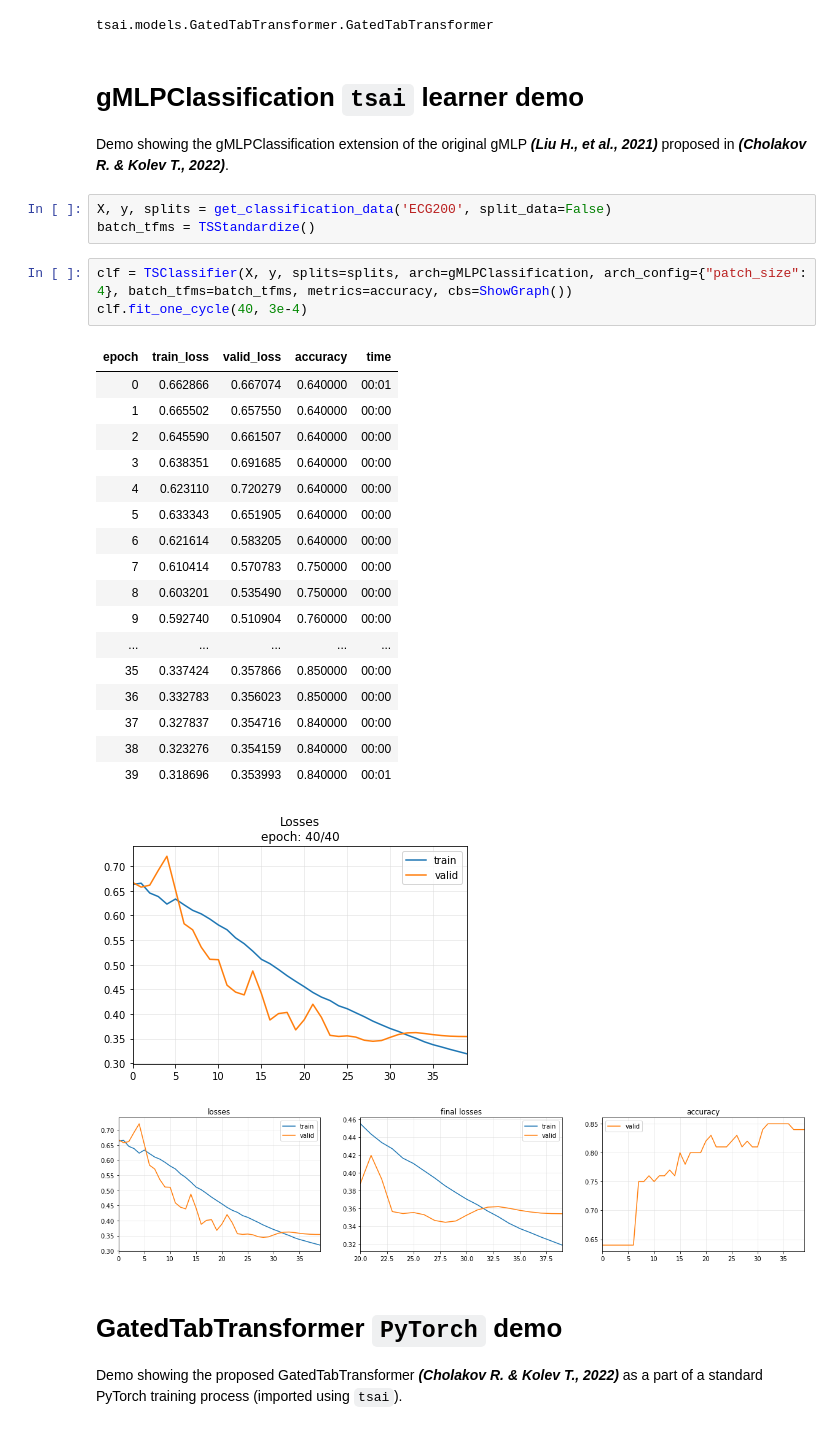
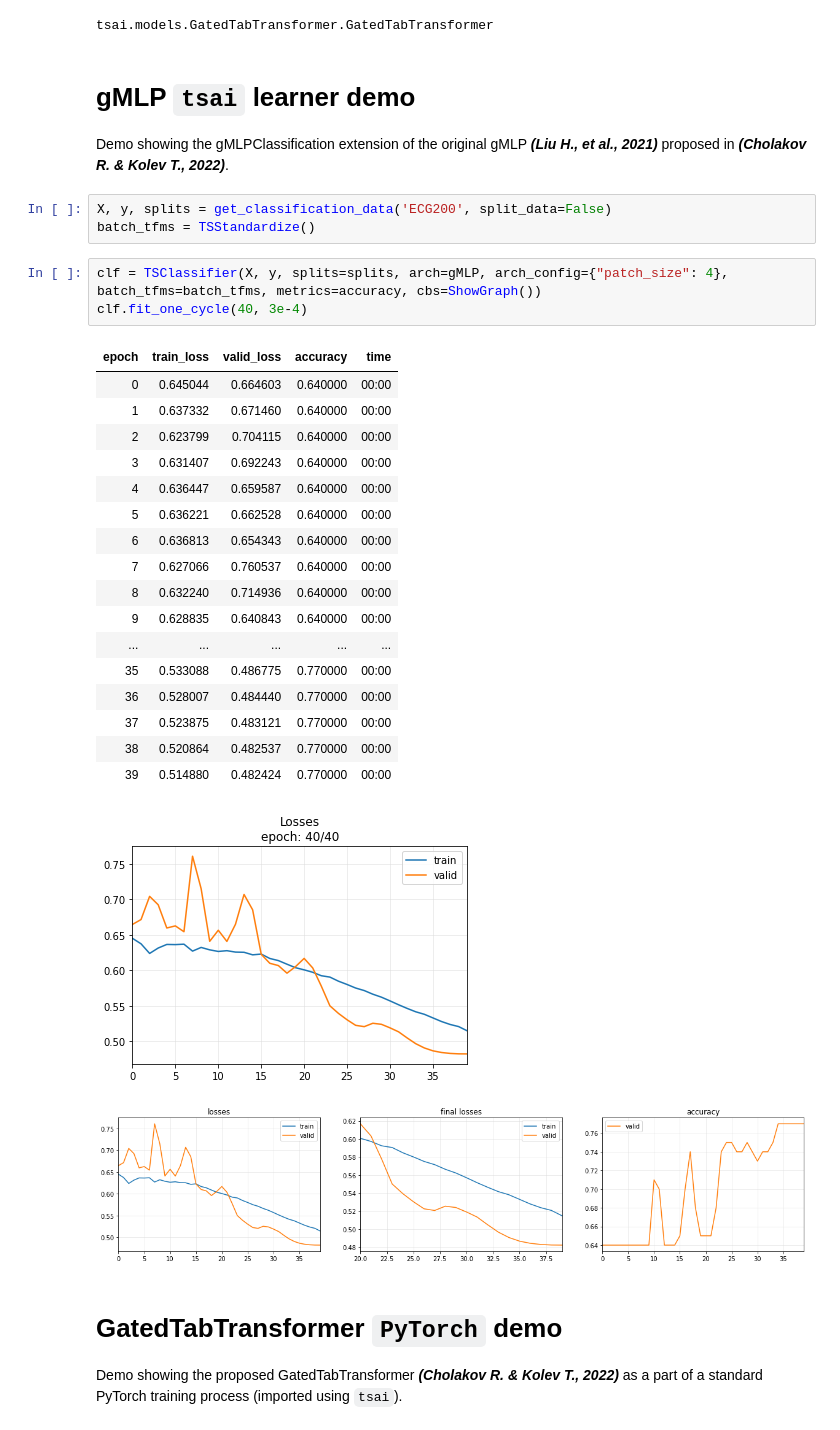
Before and after one commit to radi-cho/GatedTabTransformer-Applications, a Jupyter notebook: tsai_learner_demo.ipynb, the cells around one changed output. Saved outputs shown, nothing was run; the diff lists cells and outputs as text.

Commit message:
Update tsai and other packages.

```diff
--- a/tsai_learner_demo.ipynb
+++ b/tsai_learner_demo.ipynb
@@ -17,34 +17,34 @@ GatedTabTransformer
 # %% [output]
 tsai.models.GatedTabTransformer.GatedTabTransformer
 # %% [markdown]
-# gMLPClassification `tsai` learner demo
+# gMLP `tsai` learner demo
 Demo showing the gMLPClassification extension of the original gMLP ***(Liu H., et al., 2021)*** proposed in ***(Cholakov R. & Kolev T., 2022)***.
 # %%
 X, y, splits = get_classification_data('ECG200', split_data=False)
 batch_tfms = TSStandardize()
 # %%
-clf = TSClassifier(X, y, splits=splits, arch=gMLPClassification, arch_config={"patch_size": 4}, batch_tfms=batch_tfms, metrics=accuracy, cbs=ShowGraph())
+clf = TSClassifier(X, y, splits=splits, arch=gMLP, arch_config={"patch_size": 4}, batch_tfms=batch_tfms, metrics=accuracy, cbs=ShowGraph())
 clf.fit_one_cycle(40, 3e-4)
 # %% [output]
 | epoch | train_loss | valid_loss | accuracy | time |
-| 0 | 0.662866 | 0.667074 | 0.640000 | 00:01 |
-| 1 | 0.665502 | 0.657550 | 0.640000 | 00:00 |
-| 2 | 0.645590 | 0.661507 | 0.640000 | 00:00 |
-| 3 | 0.638351 | 0.691685 | 0.640000 | 00:00 |
-| 4 | 0.623110 | 0.720279 | 0.640000 | 00:00 |
-| 5 | 0.633343 | 0.651905 | 0.640000 | 00:00 |
-| 6 | 0.621614 | 0.583205 | 0.640000 | 00:00 |
-| 7 | 0.610414 | 0.570783 | 0.750000 | 00:00 |
-| 8 | 0.603201 | 0.535490 | 0.750000 | 00:00 |
-| 9 | 0.592740 | 0.510904 | 0.760000 | 00:00 |
+| 0 | 0.645044 | 0.664603 | 0.640000 | 00:00 |
+| 1 | 0.637332 | 0.671460 | 0.640000 | 00:00 |
+| 2 | 0.623799 | 0.704115 | 0.640000 | 00:00 |
+| 3 | 0.631407 | 0.692243 | 0.640000 | 00:00 |
+| 4 | 0.636447 | 0.659587 | 0.640000 | 00:00 |
+| 5 | 0.636221 | 0.662528 | 0.640000 | 00:00 |
+| 6 | 0.636813 | 0.654343 | 0.640000 | 00:00 |
+| 7 | 0.627066 | 0.760537 | 0.640000 | 00:00 |
+| 8 | 0.632240 | 0.714936 | 0.640000 | 00:00 |
+| 9 | 0.628835 | 0.640843 | 0.640000 | 00:00 |
 | ... | ... | ... | ... | ... |
-| 35 | 0.337424 | 0.357866 | 0.850000 | 00:00 |
-| 36 | 0.332783 | 0.356023 | 0.850000 | 00:00 |
-| 37 | 0.327837 | 0.354716 | 0.840000 | 00:00 |
-| 38 | 0.323276 | 0.354159 | 0.840000 | 00:00 |
-| 39 | 0.318696 | 0.353993 | 0.840000 | 00:01 |
+| 35 | 0.533088 | 0.486775 | 0.770000 | 00:00 |
+| 36 | 0.528007 | 0.484440 | 0.770000 | 00:00 |
+| 37 | 0.523875 | 0.483121 | 0.770000 | 00:00 |
+| 38 | 0.520864 | 0.482537 | 0.770000 | 00:00 |
+| 39 | 0.514880 | 0.482424 | 0.770000 | 00:00 |
-[figure, old version]
+[figure, new version]
-[figure, old version]
+[figure, new version]
 # %% [markdown]
 # GatedTabTransformer `PyTorch` demo
 Demo showing the proposed GatedTabTransformer ***(Cholakov R. & Kolev T., 2022)*** as a part of a standard PyTorch training process (imported using `tsai`).
```
Also changed, not shown: parts of 4 cells of this notebook.
